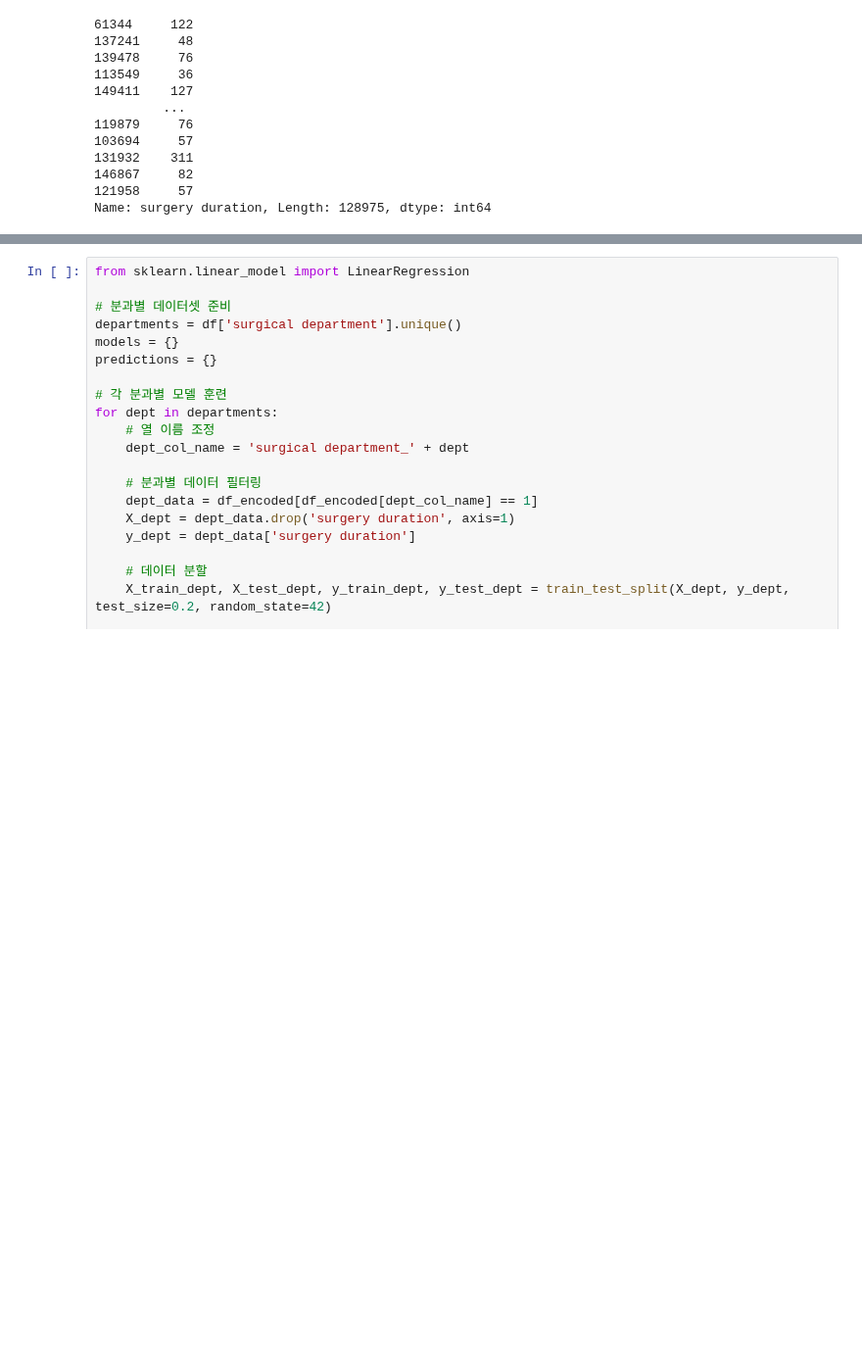
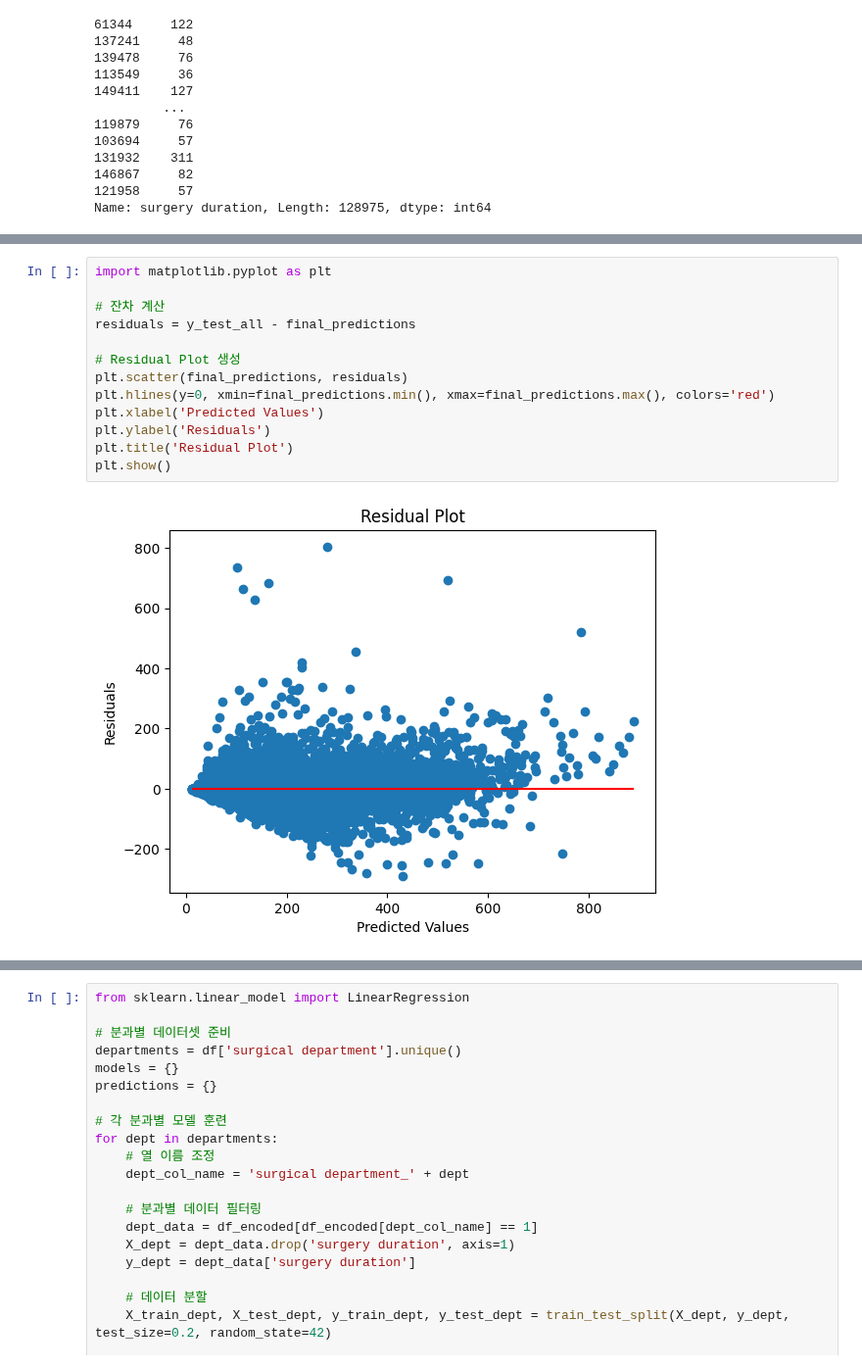
Before and after one commit to devguno/Surgical-Duration-Prediction, a Jupyter notebook: 1218.ipynb, the cells around one changed output, grey strips where cells are left out. Shown at 98% size. Drawn from its saved outputs; the diff is of its cells as text; blank space fills up the shorter version.

```diff
--- a/1218.ipynb
+++ b/1218.ipynb
@@ -120,2 +120,17 @@ print(f"Ensemble MAE: {mae_rf}, RMSE: {rmse_rf}, R²: {r2_rf}")
 # %% [output]
 Ensemble MAE: 16.67870301451433, RMSE: 31.662393537060968, R²: 0.9158268414503081
+# %%
+import matplotlib.pyplot as plt
+
+# 잔차 계산
+residuals = y_test_all - final_predictions
+
+# Residual Plot 생성
+plt.scatter(final_predictions, residuals)
+plt.hlines(y=0, xmin=final_predictions.min(), xmax=final_predictions.max(), colors='red')
+plt.xlabel('Predicted Values')
+plt.ylabel('Residuals')
+plt.title('Residual Plot')
+plt.show()
+# %% [output]
+[figure, added]
```
Also changed, not shown: parts of 8 cells of this notebook.
